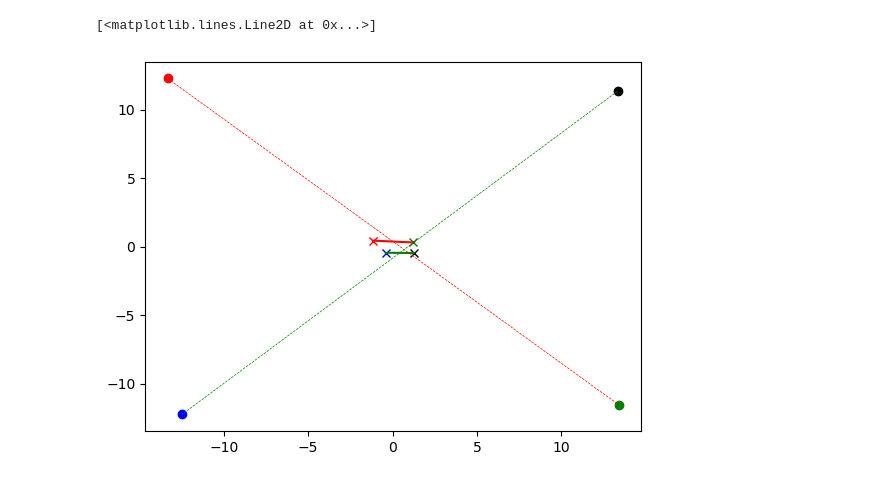
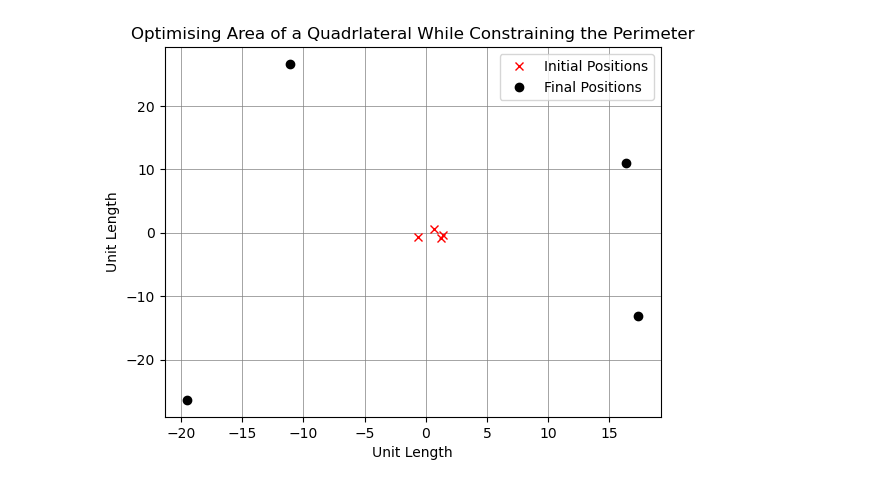
Before and after one commit to tart-telescope/array-optimization, a Jupyter notebook: Maximing area of a quadrilateral with perimeter constrant.ipynb, the cells around one changed output. Drawn from its saved outputs; the diff is of its cells as text; code cells hidden in the pictures.

Commit message:
new 34 point code and imgs

```diff
--- a/Maximing area of a quadrilateral with perimeter constrant.ipynb
+++ b/Maximing area of a quadrilateral with perimeter constrant.ipynb
@@ -26,10 +26,10 @@ else:
     x4 = Variable(torch.randn(1)*1, requires_grad=True)
     y4 = Variable(torch.randn(1)*1, requires_grad=True)
 
-plt.plot(x1.detach().numpy(), y1.detach().numpy(), 'x', color='red')
-plt.plot(x2.detach().numpy(), y2.detach().numpy(), 'x', color='blue')
-plt.plot(x3.detach().numpy(), y3.detach().numpy(), 'x', color='green')
-plt.plot(x4.detach().numpy(), y4.detach().numpy(), 'x', color='black')
+plt.plot(x1.detach().numpy(), y1.detach().numpy(), 'x', color='red', label="Initial Positions")
+plt.plot(x2.detach().numpy(), y2.detach().numpy(), 'x', color='red')
+plt.plot(x3.detach().numpy(), y3.detach().numpy(), 'x', color='red')
+plt.plot(x4.detach().numpy(), y4.detach().numpy(), 'x', color='red')
 
 print("Init Coords")
 
@@ -61,8 +61,8 @@ in_y_values_13 = [in_point1[1], in_point3[1]]
 in_x_values_23 = [in_point2[0], in_point3[0]]
 in_y_values_23 = [in_point2[1], in_point3[1]]
 
-plt.plot(in_x_values_42, in_y_values_42, color='green')
-plt.plot(in_x_values_13, in_y_values_13 ,color='red')
+#plt.plot(in_x_values_42, in_y_values_42, color='green')
+#plt.plot(in_x_values_13, in_y_values_13 ,color='red')
 
 
 
@@ -92,13 +92,13 @@ def compute_perimeter(x1, y1, x2, y2, x3, y3, x4, y4):
     return s1 + s2 + s3 + s4
 
 # Define the optimizer (we are using stochastic gradient descent)
-optimizer = optim.RMSprop([x1, y1, x2, y2, x3, y3, x4, y4], lr=.001, momentum=0)
+optimizer = optim.SGD([x1, y1, x2, y2, x3, y3, x4, y4], lr=.0001, momentum=1)
 #Adam
 #SGD  momentum=0
 #RMSprop
 
 # Number of steps in the optomisation
-steps = 15001
+steps = 250000
 
 # perimeter constraint...limmited to 100 units
 max_perimeter = 100
@@ -164,25 +164,31 @@ print("Theoretical maximum = 625")
 
 
 
-plt.plot(x1.item(), y1.item(), 'o', color='red')
-plt.plot(x2.item(), y2.item(), 'o', color='blue')
-plt.plot(x3.item(), y3.item(), 'o', color='green')
+plt.plot(x1.item(), y1.item(), 'o', color='black', label="Final Positions")
+plt.plot(x2.item(), y2.item(), 'o', color='black')
+plt.plot(x3.item(), y3.item(), 'o', color='black')
 plt.plot(x4.item(), y4.item(),'o', color='black')
+plt.title("Optimising Area of a Quadrlateral While Constraining the Perimeter")
+plt.xlabel("Unit Length")
+plt.ylabel("Unit Length")
+plt.legend()
+plt.grid(color='gray', linestyle='-', linewidth=0.5)
+plt.savefig("4_init_final_positions_SDG_250000its_lr0.0001_1mom.pdf")
 
-point1 = [x1.item(), y1.item()]
-point2 = [x2.item(), y2.item()]
-point3 =[x3.item(), y3.item()]
-point4 = [x4.item(), y4.item()]
+#point1 = [x1.item(), y1.item()]
+#point2 = [x2.item(), y2.item()]
+#point3 =[x3.item(), y3.item()]
+#point4 = [x4.item(), y4.item()]
 
 
-x_values_12 = [point1[0], point2[0]]
-y_values_12 = [point1[1], point2[1]]
+#x_values_12 = [point1[0], point2[0]]
+#y_values_12 = [point1[1], point2[1]]
 
-x_values_13 = [point1[0], point3[0]]
-y_values_13 = [point1[1], point3[1]]
+#x_values_13 = [point1[0], point3[0]]
+#y_values_13 = [point1[1], point3[1]]
 
-x_values_23 = [point2[0], point3[0]]
-y_values_23 = [point2[1], point3[1]]
+#x_values_23 = [point2[0], point3[0]]
+#y_values_23 = [point2[1], point3[1]]
 
 
 #plt.plot(x_values_13, y_values_13, linestyle="--")
@@ -190,22 +196,22 @@ y_values_23 = [point2[1], point3[1]]
 #plt.plot(x_values_23, y_values_23, linestyle="--")
 
 
-x_values_42 = [point4[0], point2[0]]
-y_values_42 = [point4[1], point2[1]]
+#x_values_42 = [point4[0], point2[0]]
+#y_values_42 = [point4[1], point2[1]]
 
-x_values_43 = [point4[0], point3[0]]
-y_values_43 = [point4[1], point3[1]]
+#x_values_43 = [point4[0], point3[0]]
+#y_values_43 = [point4[1], point3[1]]
 
-x_values_23 = [point2[0], point3[0]]
-y_values_23 = [point2[1], point3[1]]
+#x_values_23 = [point2[0], point3[0]]
+#y_values_23 = [point2[1], point3[1]]
 
 
-plt.plot(x_values_13, y_values_13, linestyle="--" ,color='red',linewidth=.5)
+#plt.plot(x_values_13, y_values_13, linestyle="--" ,color='red',linewidth=.5)
 #plt.plot(x_values_12, y_values_12, linestyle="--" ,color='red')
 #plt.plot(x_values_23, y_values_23, linestyle= "--", linewidth = "2" ,color='red')
 
 #plt.plot(x_values_43, y_values_43, linestyle="--", color='green')
-plt.plot(x_values_42, y_values_42, linestyle="--", color='green',linewidth=.5)
+#plt.plot(x_values_42, y_values_42, linestyle="--", color='green',linewidth=.5)
 #plt.plot(x_values_23, y_values_23, linestyle="--" ,color='green')
 
 #plt.plot(x1.detach().numpy(), y1.detach().numpy(), 'o', color='pink')
@@ -232,3 +238,2 @@ Optimized Area: 621.9171
 Theoretical maximum = 625
-[<matplotlib.lines.Line2D at 0x...>]
-[figure, old version]
+[figure, new version]
```
Also changed, not shown: parts of 3 cells of this notebook, 58 other files.
